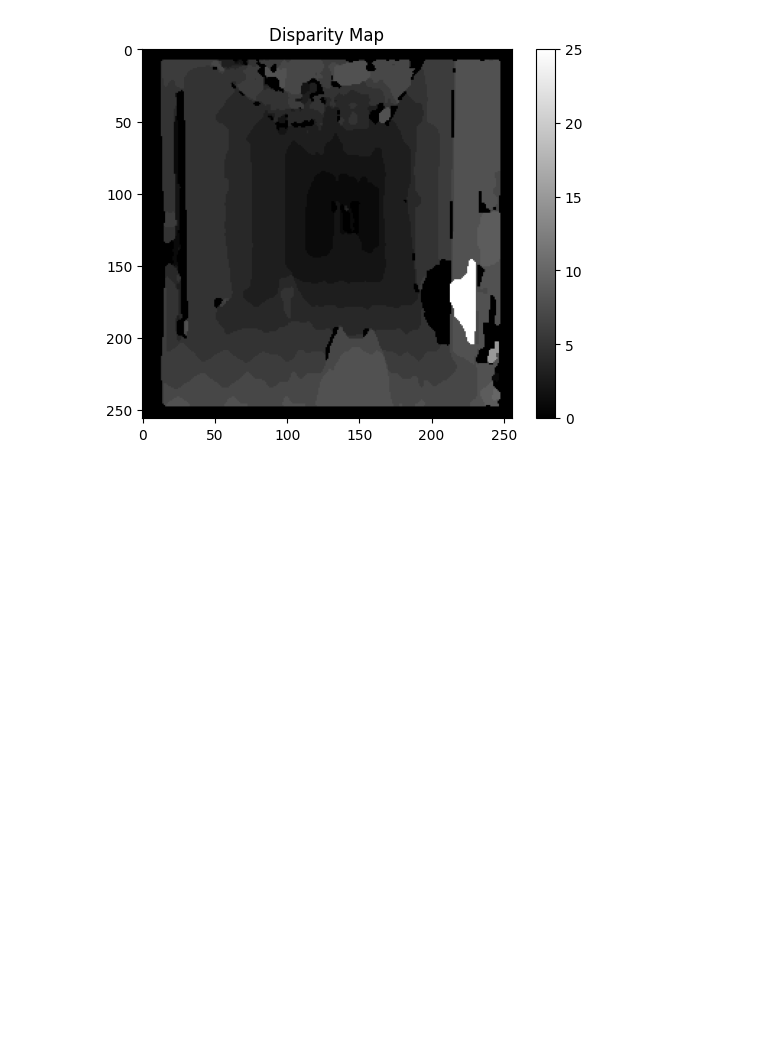
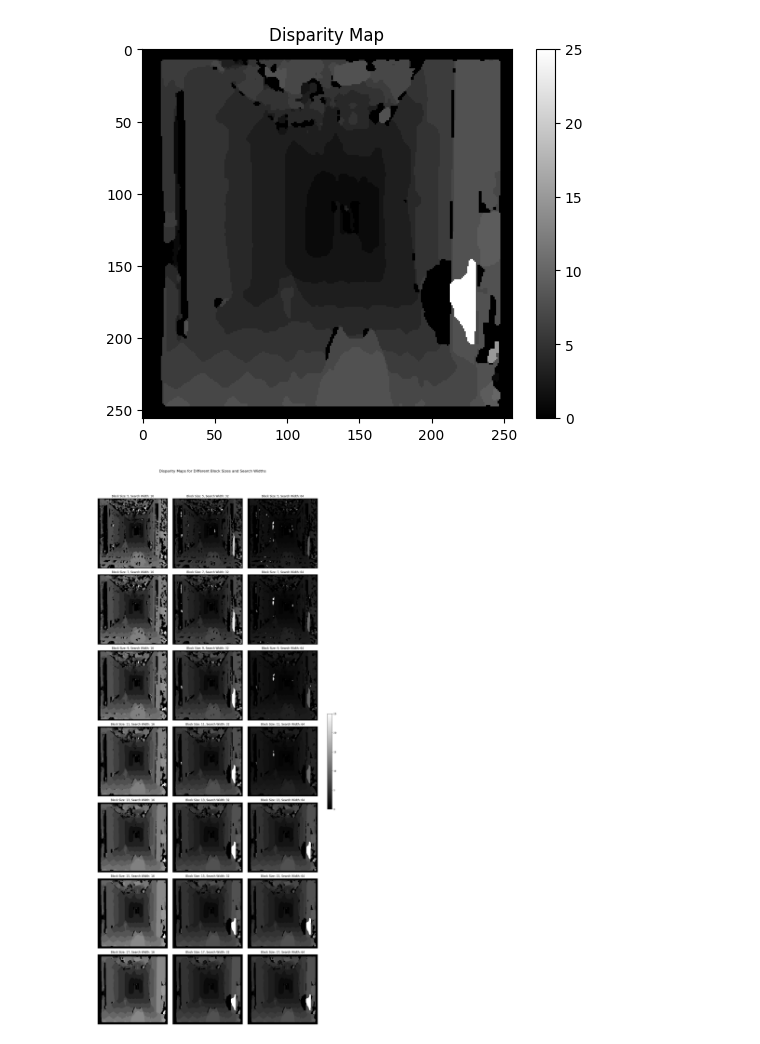
Before and after one commit to SkAndMl/AI6121-Computer-Vision, a Jupyter notebook: Assignment-2 Disparity/disaprity.ipynb, the cells around one changed output. Cells and saved outputs as stored; diff of their text form; code cells hidden in the pictures; blank space fills up the shorter version.

```diff
--- a/Assignment-2 Disparity/disaprity.ipynb
+++ b/Assignment-2 Disparity/disaprity.ipynb
@@ -128,3 +128,48 @@ plt.title("Disparity Map")
 plt.show()
 # %% [output]
 [figure]
+# %%
+from typing import List
+
+def plot_param_matrix(block_sizes: List[int], search_widths: List[int], left_img_path: str, right_img_path: str, cost_function="sad", save_fig=None):
+    """Plots a matrix of disparity maps for different block sizes and max_disparity_search values."""
+    # Load the left and right images
+    left_img = load_image(left_img_path)
+    right_img = load_image(right_img_path)
+
+    # Number of rows and columns for subplots
+    rows = len(block_sizes)
+    cols = len(search_widths)
+
+    # Create a figure with subplots
+    fig, axes = plt.subplots(rows, cols, figsize=(5 * cols, 5 * rows))
+    fig.suptitle('Disparity Maps for Different Block Sizes and Search Widths', fontsize=16)
+
+    for i, block_size in enumerate(block_sizes):
+        for j, max_disparity_search in enumerate(search_widths):
+            # Compute the disparity map for the current parameters
+            disparity = disparity_map(left_img, right_img, block_size=block_size, max_disparity_search=max_disparity_search, cost_function=cost_function)
+
+            # Plot the disparity map in the corresponding subplot
+            ax = axes[i, j]
+            im = ax.imshow(disparity, cmap='gray')
+            ax.set_title(f"Block Size: {block_size}, Search Width: {max_disparity_search}")
+            ax.axis('off')
+
+    # Adjust layout and add colorbar
+    plt.tight_layout(rect=[0, 0, 1, 0.95])  # Leave space for the suptitle
+    fig.colorbar(im, ax=axes, orientation='vertical', fraction=0.02, pad=0.04)
+    if save_fig:
+        fig.savefig(save_fig)
+    plt.show()
+# %%
+plot_param_matrix(
+    block_sizes=list(range(5, 19, 2)),
+    search_widths=[16, 32, 64],
+    left_img_path="images/corridorl.jpg",
+    right_img_path="images/corridorr.jpg",
+    cost_function="sad",
+    save_fig="param_matrix_corridor.png"
+)
+# %% [output]
+[figure, added]
```
Also changed, not shown: parts of 1 cell of this notebook, 2 other files.
